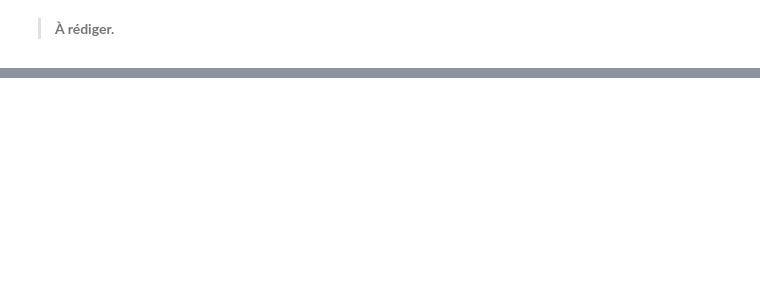
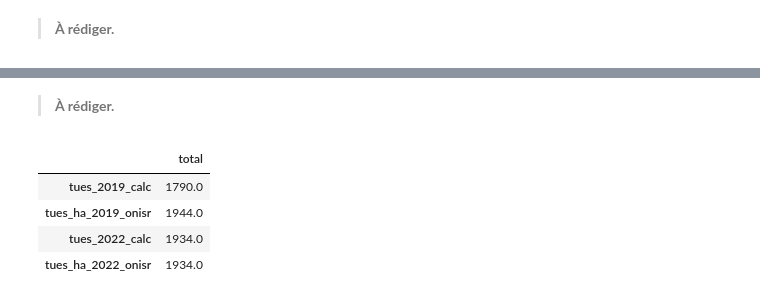
Before and after one commit to heloisegonon/projet-80kmh, a Jupyter notebook: main.ipynb, the cells around one changed output, grey strips where cells are left out. Cells and saved outputs as stored; diff of their text form; code cells hidden in the pictures; blank space fills up the shorter version.

```diff
--- a/main.ipynb
+++ b/main.ipynb
@@ -109,0 +169,11 @@ display(comparaison[["tues_2019_calc", "tues_ha_2019_onisr", "tues_2022_calc", "
+# %% [markdown]
+> **À rédiger.**
+# %%
+comparaison = ind.verifier_coherence_onisr(accidents, charger_departements_90())
+display(comparaison[["tues_2019_calc", "tues_ha_2019_onisr", "tues_2022_calc", "tues_ha_2022_onisr"]].sum().to_frame("total"))
+# %% [output]
+|  | total |
+| tues_2019_calc | 1790.0 |
+| tues_ha_2019_onisr | 1944.0 |
+| tues_2022_calc | 1934.0 |
+| tues_ha_2022_onisr | 1934.0 |
```
Also changed, not shown: parts of 13 cells of this notebook, 1 other file.
